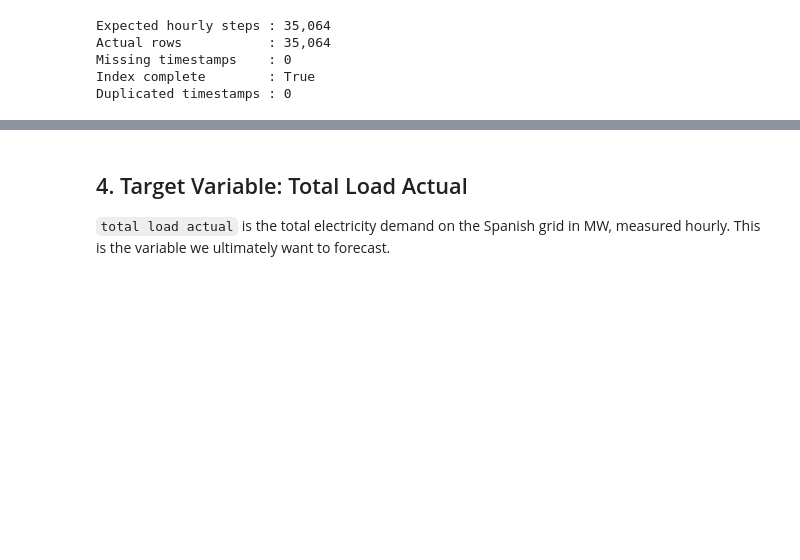
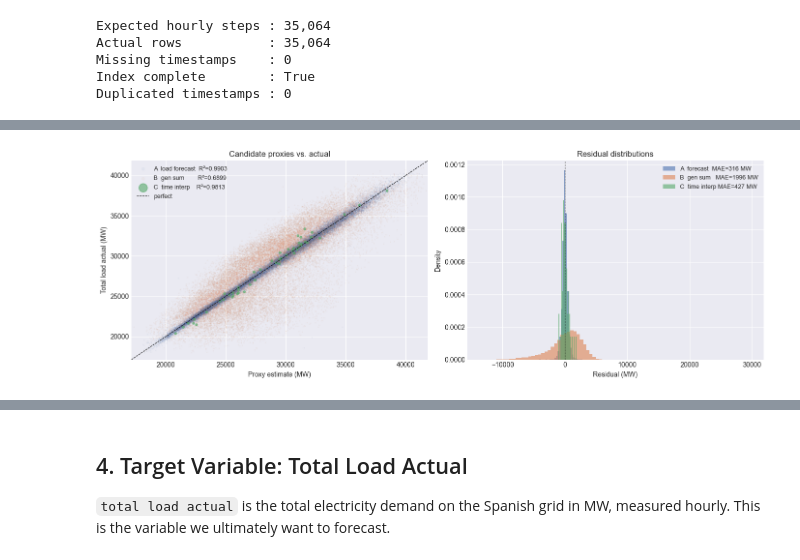
Before and after one commit to Yngvine/Electricity_consumption_predictor, a Jupyter notebook: exploratory_data_analysis.ipynb, the cells around one changed output, grey strips where cells are left out. Drawn from its saved outputs; the diff is of its cells as text; code cells hidden in the pictures; blank space fills up the shorter version.

Commit message:
improved imputation

```diff
--- a/exploratory_data_analysis.ipynb
+++ b/exploratory_data_analysis.ipynb
@@ -134,0 +211,92 @@ We interpolate any gaps in `total load actual` using time-based interpolation
+# %%
+# ── Imputation candidate evaluation ──────────────────────────────────────────
+# Work on the energy dataframe that has had the two fully-null columns dropped.
+# Evaluate each candidate on rows where total load actual is NOT missing.
+
+gen_cols_imp = [
+    c for c in energy.columns
+    if c.startswith("generation") and "pumped storage aggregated" not in c
+]
+
+# Rows complete for total load actual
+complete = energy.dropna(subset=["total load actual"])
+
+# ── Candidate A: total load forecast ─────────────────────────────────────────
+resid_A = complete["total load actual"] - complete["total load forecast"]
+mae_A   = resid_A.abs().mean()
+rmse_A  = np.sqrt((resid_A**2).mean())
+r2_A    = complete["total load actual"].corr(complete["total load forecast"]) ** 2
+
+# ── Candidate B: sum of generation columns ────────────────────────────────────
+complete_gen = complete.dropna(subset=gen_cols_imp)
+gen_sum      = complete_gen[gen_cols_imp].sum(axis=1)
+resid_B      = complete_gen["total load actual"] - gen_sum
+mae_B        = resid_B.abs().mean()
+rmse_B       = np.sqrt((resid_B**2).mean())
+r2_B         = complete_gen["total load actual"].corr(gen_sum) ** 2
+
+# ── Candidate C: time interpolation (simulated holdout) ──────────────────────
+# R² is computed on the 50 holdout points (actual vs interpolated).
+# Note: C has no "proxy column" across the full series — it only produces
+# an estimate where gaps exist, so evaluation must be done via simulation.
+rng       = np.random.default_rng(42)
+holdout   = rng.choice(complete.index[10:-10], size=50, replace=False)
+ts_masked = complete["total load actual"].copy()
+ts_masked.loc[holdout] = np.nan
+ts_filled = ts_masked.interpolate(method="time")
+y_true_C  = complete.loc[holdout, "total load actual"]
+y_pred_C  = ts_filled.loc[holdout]
+resid_C   = y_true_C - y_pred_C
+mae_C     = resid_C.abs().mean()
+rmse_C    = np.sqrt((resid_C**2).mean())
+ss_res    = (resid_C**2).sum()
+ss_tot    = ((y_true_C - y_true_C.mean())**2).sum()
+r2_C      = 1 - ss_res / ss_tot
+
+# ── Summary table ─────────────────────────────────────────────────────────────
+print("Imputation candidate comparison (evaluated on non-missing rows)")
+print(f"{'Method':<32} {'R²':>8} {'MAE (MW)':>12} {'RMSE (MW)':>12}")
+print("─" * 68)
+print(f"{'A  total load forecast':<32} {r2_A:>8.4f} {mae_A:>12.1f} {rmse_A:>12.1f}")
+print(f"{'B  sum of generation cols':<32} {r2_B:>8.4f} {mae_B:>12.1f} {rmse_B:>12.1f}")
+print(f"{'C  time interpolation (sim)':<32} {r2_C:>8.4f} {mae_C:>12.1f} {rmse_C:>12.1f}")
+print(f"\n  (C evaluated on {len(holdout)}-point simulated holdout; A & B on full non-missing series)")
+
+# ── Visual comparison ─────────────────────────────────────────────────────────
+fig, axes = plt.subplots(1, 2, figsize=(14, 5))
+
+# Scatter: proxy vs actual
+lim = [complete["total load actual"].min() * 0.95,
+       complete["total load actual"].max() * 1.02]
+axes[0].scatter(complete["total load forecast"], complete["total load actual"],
+                alpha=0.04, s=1, color="#4c72b0",
+                label=f"A  load forecast  R²={r2_A:.4f}")
+axes[0].scatter(gen_sum, complete_gen["total load actual"],
+                alpha=0.04, s=1, color="#dd8452",
+                label=f"B  gen sum        R²={r2_B:.4f}")
+axes[0].scatter(y_pred_C, y_true_C,
+                alpha=0.6, s=10, color="#55a868",
+                label=f"C  time interp    R²={r2_C:.4f}")
+axes[0].plot(lim, lim, "k--", linewidth=0.8, label="perfect")
+axes[0].set_xlim(lim); axes[0].set_ylim(lim)
+axes[0].set_xlabel("Proxy estimate (MW)")
+axes[0].set_ylabel("Total load actual (MW)")
+axes[0].set_title("Candidate proxies vs. actual")
+axes[0].legend(markerscale=4, fontsize=9)
+
+# Residual distributions
+axes[1].hist(resid_A, bins=80, alpha=0.6, color="#4c72b0",
+             label=f"A  forecast  MAE={mae_A:.0f} MW", density=True)
+axes[1].hist(resid_B, bins=80, alpha=0.6, color="#dd8452",
+             label=f"B  gen sum   MAE={mae_B:.0f} MW", density=True)
+axes[1].hist(resid_C, bins=20, alpha=0.6, color="#55a868",
+             label=f"C  time interp MAE={mae_C:.0f} MW", density=True)
+axes[1].axvline(0, color="black", linewidth=0.8, linestyle="--")
+axes[1].set_xlabel("Residual (MW)")
+axes[1].set_ylabel("Density")
+axes[1].set_title("Residual distributions")
+axes[1].legend(fontsize=9)
+
+plt.tight_layout()
+plt.show()
+# %% [output]
@@ -135 +311,2 @@ We interpolate any gaps in `total load actual` using time-based interpolation
+[figure, added]
 # %%
```
Also changed, not shown: parts of 5 cells of this notebook.
